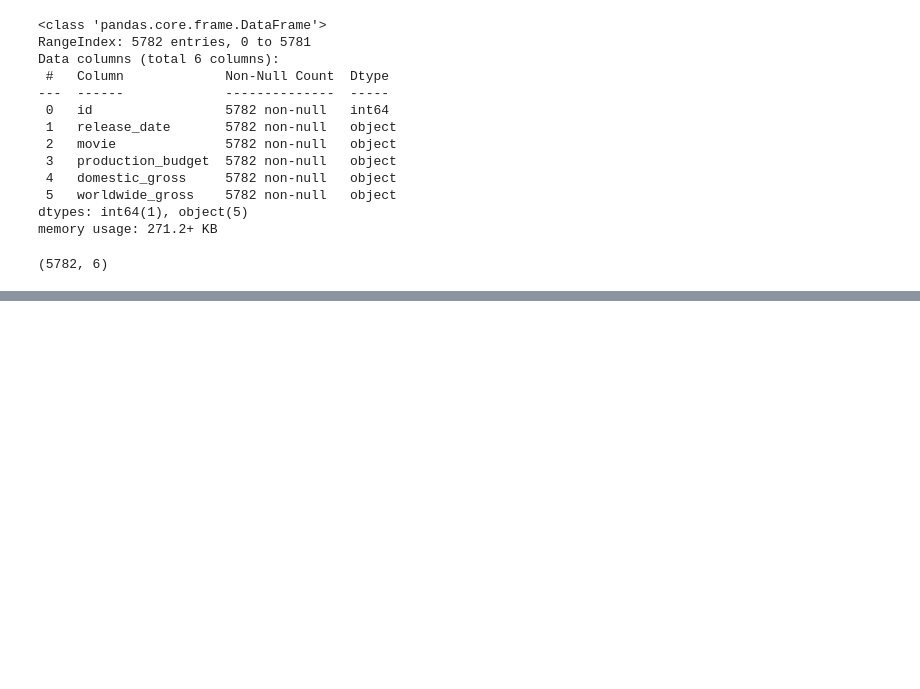
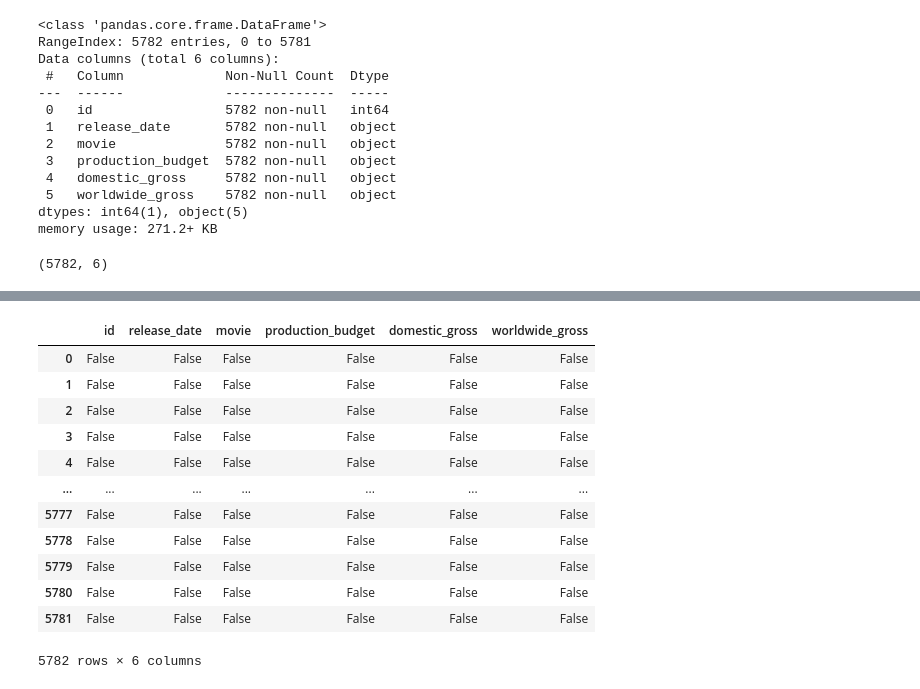
Before and after one commit to Sharon-Mukami/dsc-phase-1-project-v2-4, a Jupyter notebook: student.ipynb, the cells around one changed output, grey strips where cells are left out. Drawn from its saved outputs; the diff is of its cells as text; code cells hidden in the pictures; blank space fills up the shorter version.

```diff
--- a/student.ipynb
+++ b/student.ipynb
@@ -143,0 +373,16 @@ movies_budgets_df.shape #This data has 5782 rows, 6 columns
+# %%
+movies_budgets_df.isna()
+# %% [output]
+|  | id | release_date | movie | production_budget | domestic_gross | worldwide_gross |
+| 0 | False | False | False | False | False | False |
+| 1 | False | False | False | False | False | False |
+| 2 | False | False | False | False | False | False |
+| 3 | False | False | False | False | False | False |
+| 4 | False | False | False | False | False | False |
+| ... | ... | ... | ... | ... | ... | ... |
+| 5777 | False | False | False | False | False | False |
+| 5778 | False | False | False | False | False | False |
+| 5779 | False | False | False | False | False | False |
+| 5780 | False | False | False | False | False | False |
+| 5781 | False | False | False | False | False | False |
+5782 rows × 6 columns
```
Also changed, not shown: parts of 61 cells of this notebook.
